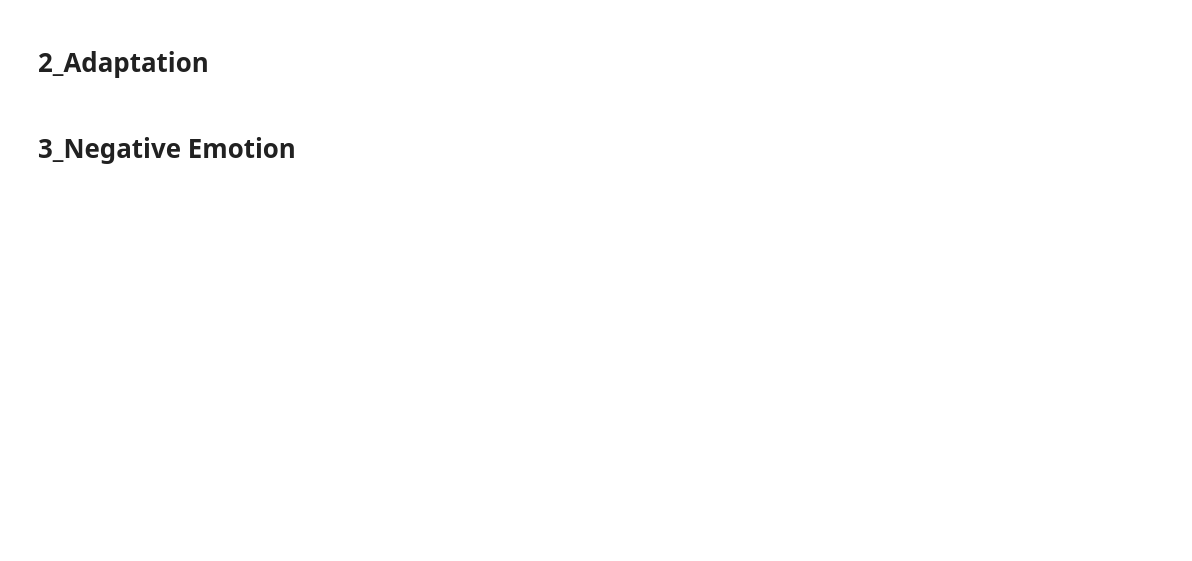
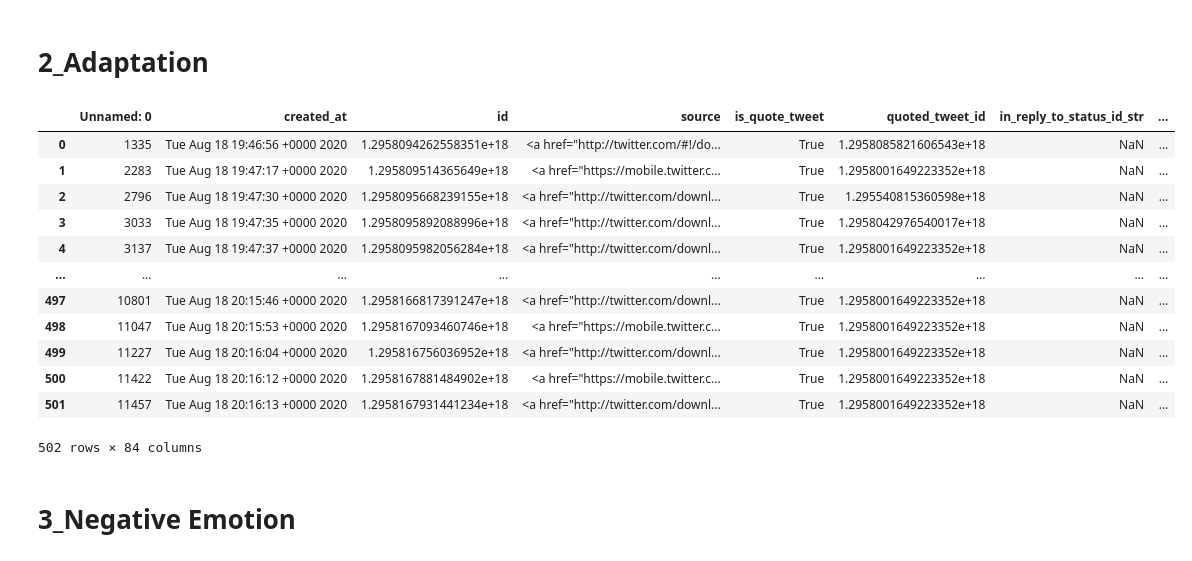
Before and after one commit to Manikya-Varshney/Twitter-Analysis, a Jupyter notebook: Latest/All_Facets_Match_V1.ipynb, the cells around one changed output. Saved outputs shown, nothing was run; the diff lists cells and outputs as text; code cells hidden in the pictures; blank space fills up the shorter version.

```diff
--- a/Latest/All_Facets_Match_V1.ipynb
+++ b/Latest/All_Facets_Match_V1.ipynb
@@ -219,7 +205,23 @@ interim_Imp = multiprocessing_(data, keywords_Imp, Facets.IMPLEMENTATION)
 # 2_Adaptation
 # %%
 interim_Ada = data.apply(fuzzy_logic, axis = 1, args = (FINAL_COL_NAME, keywords_Ada, Facets.ADAPTATION))
-interim_Ada = keep_only_highest(interim_Ada, 100, Facets.ADAPTATION)
+interim_Ada_final = keep_only_highest(interim_Ada, 100, Facets.ADAPTATION)
+# %%
+interim_Ada_final
+# %% [output]
+|  | Unnamed: 0 | created_at | id | source | is_quote_tweet | quoted_tweet_id | in_reply_to_status_id_str | ... |
+| 0 | 1335 | Tue Aug 18 19:46:56 +0000 2020 | 1.2958094262558351e+18 | <a href="http://twitter.com/#!/do... | True | 1.2958085821606543e+18 | NaN | ... |
+| 1 | 2283 | Tue Aug 18 19:47:17 +0000 2020 | 1.295809514365649e+18 | <a href="https://mobile.twitter.c... | True | 1.2958001649223352e+18 | NaN | ... |
+| 2 | 2796 | Tue Aug 18 19:47:30 +0000 2020 | 1.2958095668239155e+18 | <a href="http://twitter.com/downl... | True | 1.295540815360598e+18 | NaN | ... |
+| 3 | 3033 | Tue Aug 18 19:47:35 +0000 2020 | 1.2958095892088996e+18 | <a href="http://twitter.com/downl... | True | 1.2958042976540017e+18 | NaN | ... |
+| 4 | 3137 | Tue Aug 18 19:47:37 +0000 2020 | 1.2958095982056284e+18 | <a href="http://twitter.com/downl... | True | 1.2958001649223352e+18 | NaN | ... |
+| ... | ... | ... | ... | ... | ... | ... | ... | ... |
+| 497 | 10801 | Tue Aug 18 20:15:46 +0000 2020 | 1.2958166817391247e+18 | <a href="http://twitter.com/downl... | True | 1.2958001649223352e+18 | NaN | ... |
+| 498 | 11047 | Tue Aug 18 20:15:53 +0000 2020 | 1.2958167093460746e+18 | <a href="https://mobile.twitter.c... | True | 1.2958001649223352e+18 | NaN | ... |
+| 499 | 11227 | Tue Aug 18 20:16:04 +0000 2020 | 1.295816756036952e+18 | <a href="http://twitter.com/downl... | True | 1.2958001649223352e+18 | NaN | ... |
+| 500 | 11422 | Tue Aug 18 20:16:12 +0000 2020 | 1.2958167881484902e+18 | <a href="https://mobile.twitter.c... | True | 1.2958001649223352e+18 | NaN | ... |
+| 501 | 11457 | Tue Aug 18 20:16:13 +0000 2020 | 1.2958167931441234e+18 | <a href="http://twitter.com/downl... | True | 1.2958001649223352e+18 | NaN | ... |
+502 rows × 84 columns
 # %% [markdown]
 # 3_Negative Emotion
 # %%
```
Also changed, not shown: parts of 20 cells of this notebook, 2 other files.
